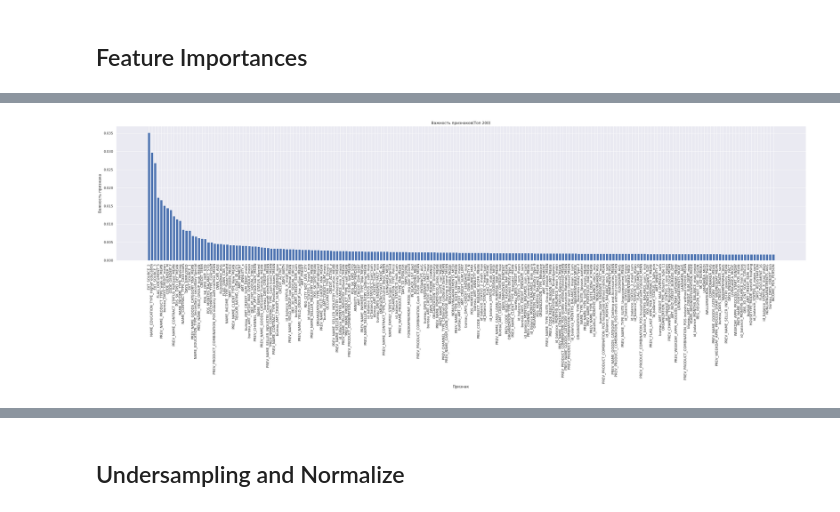
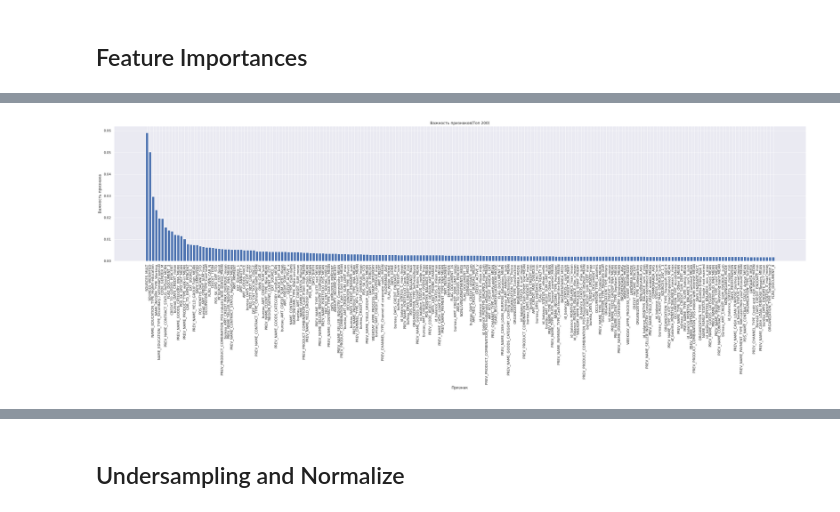
Before and after one commit to artakhm/HomeCredit, a Jupyter notebook: home_credit.ipynb, the cells around one changed output, grey strips where cells are left out. Cells and saved outputs as stored; diff of their text form; code cells hidden in the pictures.

```diff
--- a/home_credit.ipynb
+++ b/home_credit.ipynb
@@ -55,7 +59,7 @@ y=train['TARGET']
 # %%
 X['TARGET'] = y
 correlations = X.corr()['TARGET'].sort_values()
-X.drop(columns=['TARGET'], )
+X.drop(columns=['TARGET'], inplace=True)
 print('Most Positive Correlations:\n', correlations.tail(15))
 print('\nMost Negative Correlations:\n', correlations.head(15))
 # %% [output]
@@ -101,2 +105,2 @@ plt.show()
 # %%
-gb_clf = XGBClassifier(n_estimators=1000,  tree_method='gpu_hist', objective= 'binary:logistic', eval_metric='auc', scale_pos_weight=balance).fit(X_train, y_train)
+gb_clf = XGBClassifier(n_estimators=1000,  tree_method='gpu_hist', objective= 'binary:logistic', eval_metric='auc', scale_pos_weight=11).fit(X, y)
@@ -110,2 +107,4 @@ print('roc_auc_score:',roc_auc_score(y_test, gb_clf.predict_proba(X_test)[:, 1])
+# %%
+feat_imp = pd.Series(gb_clf.feature_importances_,X.columns).sort_values(ascending=False)
 # %%
-feat_imp = pd.read_csv('/content/drive/My Drive/HomeCredit/feat_imps.csv')
+# feat_imp = pd.read_csv('/content/drive/My Drive/HomeCredit/feat_imps.csv')
@@ -112,11 +126,11 @@ feat_imp = pd.read_csv('/content/drive/My Drive/HomeCredit/feat_imps.csv')
 # %%
 plt.figure(figsize=(40, 8))
 plt.xlabel('Признак')
 plt.ylabel('Важность признака')
 plt.title('Важность признаков(Топ 200)')
-plt.bar(feat_imp['Unnamed: 0'][:200],feat_imp['0'][:200])
+plt.bar(feat_imp.index[:200],feat_imp[:200])
 plt.xticks(rotation=90)
 # plt.savefig('feature_importances_100')
 plt.show()
 # %% [output]
-[figure, old version]
+[figure, new version]
```
Also changed, not shown: parts of 25 cells of this notebook.
